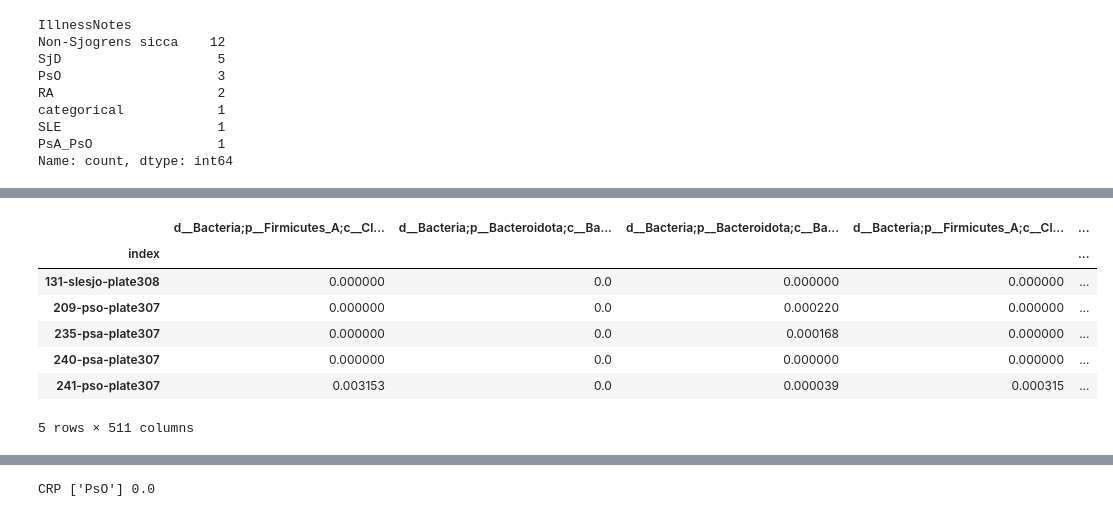
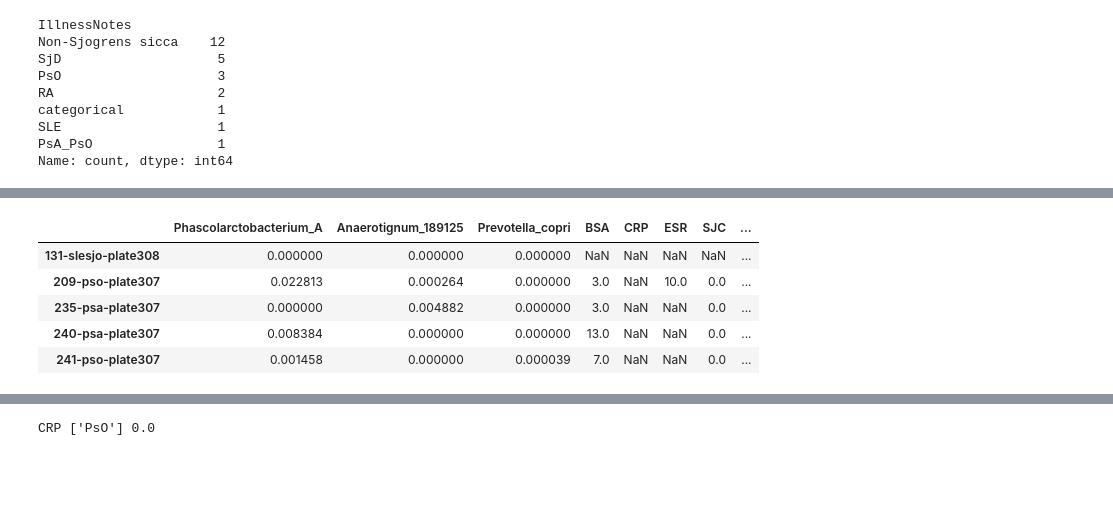
Before and after one commit to kbpi314/ampaim, a Jupyter notebook: code/AMPAIM_v10.ipynb, the cells around one changed output, grey strips where cells are left out. Drawn from its saved outputs; the diff is of its cells as text; code cells hidden in the pictures; blank space fills up the shorter version.

```diff
--- a/code/AMPAIM_v10.ipynb
+++ b/code/AMPAIM_v10.ipynb
@@ -18,6 +18,13 @@ import matplotlib.pyplot as plt
 # set (local) path
 path = '/Users/KevinBu/Desktop/clemente_lab/Projects/ampaim/'
 mpath = '/tmp/sshfs/ampaim/'
+# %%
+# global functions
+def rename_df(df, col):
+    pairs = [('non-sjogrens sicca','NSS'), ('pso','PsO'), ('psa','PsA'), ('sle','SLE'), ('ss','SS'),('healthy','Healthy')]
+    for p in pairs:
+        df[col] = df[col].replace(p[0],p[1])
+    return df
 # %%
 ###
 # Load AB mapping file
@@ -418,44 +543,64 @@ df_meta_XvH.head()
 # from taxa_bar_plot.qzv
 L_to_otu = {}
 levels = [6,7]
-
+L_to_spec_otu = {}
 # build dict of otu tables
 for l in levels:
     # construct key
     level = 'L' + str(l)
 
     # read in df otu
     df_otu = pd.read_csv(path + 'inputs/Q2_MSQ138_141_noctrl_noeiser_nocd_correct/level-' + str(l) + '.csv', index_col=0)
 
     # determine columns to drop; i.e. keep taxa only
     dropcol = []
     for c in list(df_otu.columns.values):
         if c[0:3] != 'd__':
             dropcol.append(c)
 
     # keep Diagnosis for later
     keepcol = df_otu['Diagnosis']
 
     df_otu = df_otu.drop(dropcol, axis=1)
     df_otu.to_csv(path + 'inputs/Q2_MSQ138_141_noctrl_noeiser_nocd_correct/counts_L' + str(l) + '.csv')
 
     # normalize the cols
     df_otu = df_otu.div(df_otu.sum(axis=1), axis=0)
     df_otu.to_csv(path + 'inputs/Q2_MSQ138_141_noctrl_noeiser_nocd_correct/otu_table_L' + str(l) + '.csv')
 
+    # take taxa of interest
+    # d__Bacteria;p__Firmicutes_C;c__Negativicutes;o__Acidaminococcales;f__Acidaminococcaceae;g__Phascolarctobacterium_A
+    # d__Bacteria;p__Firmicutes_A;c__Clostridia_258483;o__Lachnospirales;f__Anaerotignaceae;g__Anaerotignum_189125
+    # d__Bacteria;p__Bacteroidota;c__Bacteroidia;o__Bacteroidales;f__Bacteroidaceae;g__Prevotella;s__Prevotella copri
+    taxa = {}
+    taxa['L6'] = ['d__Bacteria;p__Firmicutes_C;c__Negativicutes;o__Acidaminococcales;f__Acidaminococcaceae;g__Phascolarctobacterium_A',
+                  'd__Bacteria;p__Firmicutes_A;c__Clostridia_258483;o__Lachnospirales;f__Anaerotignaceae;g__Anaerotignum_189125']
+    taxa['L7'] = ['d__Bacteria;p__Bacteroidota;c__Bacteroidia;o__Bacteroidales;f__Bacteroidaceae;g__Prevotella;s__Prevotella copri']
+    renamed = {}
+    renamed['L6'] = ['Phascolarctobacterium_A', 'Anaerotignum_189125']
+    renamed['L7'] = ['Prevotella_copri']
+
+    df_otu_spec = df_otu.loc[:,taxa['L' + str(l)]]
+    df_otu_spec.columns = renamed['L' + str(l)]
+
     # reappend dx
-    df_otu = pd.concat([df_otu, keepcol],axis=1)
+    df_otu = pd.concat([df_otu, df_meta.loc[:,['BSA','CRP','ESR','SJC','TJC','Diagnosis']]],axis=1)
+    df_otu = rename_df(df_otu, 'Diagnosis')
+    df_otu.to_csv(path + 'inputs/otu_table_L' + str(l) + '_meta.csv')
 
     # add to dict
     L_to_otu[level] = df_otu
+    df_otu_spec = pd.concat([df_otu_spec, df_meta.loc[:,['BSA','CRP','ESR','SJC','TJC','Diagnosis']]],axis=1)
+    df_otu_spec = rename_df(df_otu_spec, 'Diagnosis')
+    L_to_spec_otu[level] = df_otu_spec
 
-L_to_otu['L6'].head()
+df = pd.concat([L_to_spec_otu['L6'].loc[:,renamed['L6']], L_to_spec_otu['L7']], axis=1)
+df.to_csv(path + 'inputs/df_otu_meta.csv')
+df.head()
 # %% [output]
-|  | d__Bacteria;p__Firmicutes_A;c__Cl... | d__Bacteria;p__Bacteroidota;c__Ba... | d__Bacteria;p__Bacteroidota;c__Ba... | d__Bacteria;p__Firmicutes_A;c__Cl... | ... |
-| index |  |  |  |  | ... |
-| 131-slesjo-plate308 | 0.000000 | 0.0 | 0.000000 | 0.000000 | ... |
-| 209-pso-plate307 | 0.000000 | 0.0 | 0.000220 | 0.000000 | ... |
-| 235-psa-plate307 | 0.000000 | 0.0 | 0.000168 | 0.000000 | ... |
-| 240-psa-plate307 | 0.000000 | 0.0 | 0.000000 | 0.000000 | ... |
-| 241-pso-plate307 | 0.003153 | 0.0 | 0.000039 | 0.000315 | ... |
+|  | Phascolarctobacterium_A | Anaerotignum_189125 | Prevotella_copri | BSA | CRP | ESR | SJC | ... |
+| 131-slesjo-plate308 | 0.000000 | 0.000000 | 0.000000 | NaN | NaN | NaN | NaN | ... |
+| 209-pso-plate307 | 0.022813 | 0.000264 | 0.000000 | 3.0 | NaN | 10.0 | 0.0 | ... |
+| 235-psa-plate307 | 0.000000 | 0.004882 | 0.000000 | 3.0 | NaN | NaN | 0.0 | ... |
+| 240-psa-plate307 | 0.008384 | 0.000000 | 0.000000 | 13.0 | NaN | NaN | 0.0 | ... |
+| 241-pso-plate307 | 0.001458 | 0.000000 | 0.000039 | 7.0 | NaN | NaN | 0.0 | ... |
-5 rows × 511 columns
```
Also changed, not shown: parts of 39 cells of this notebook.
